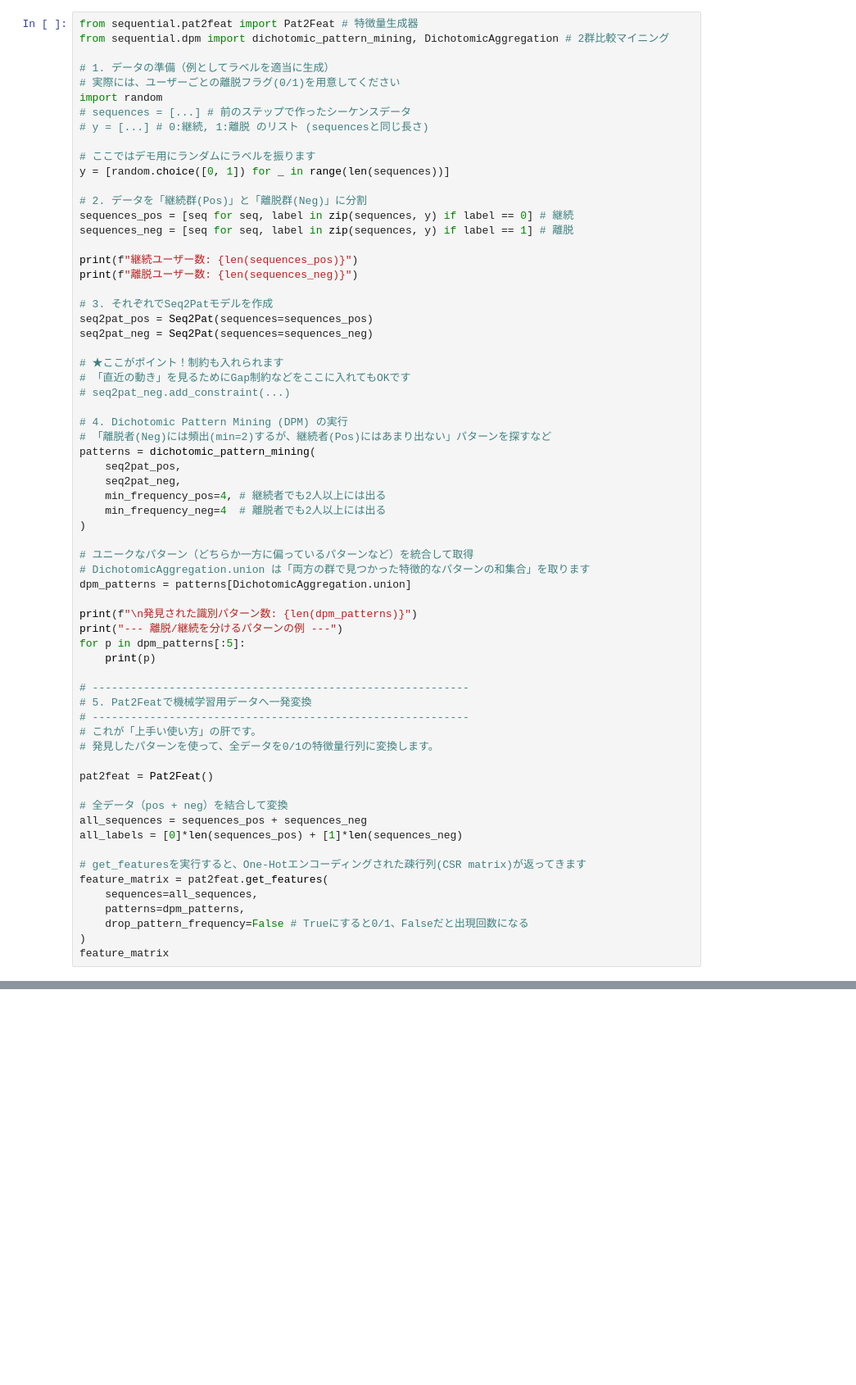
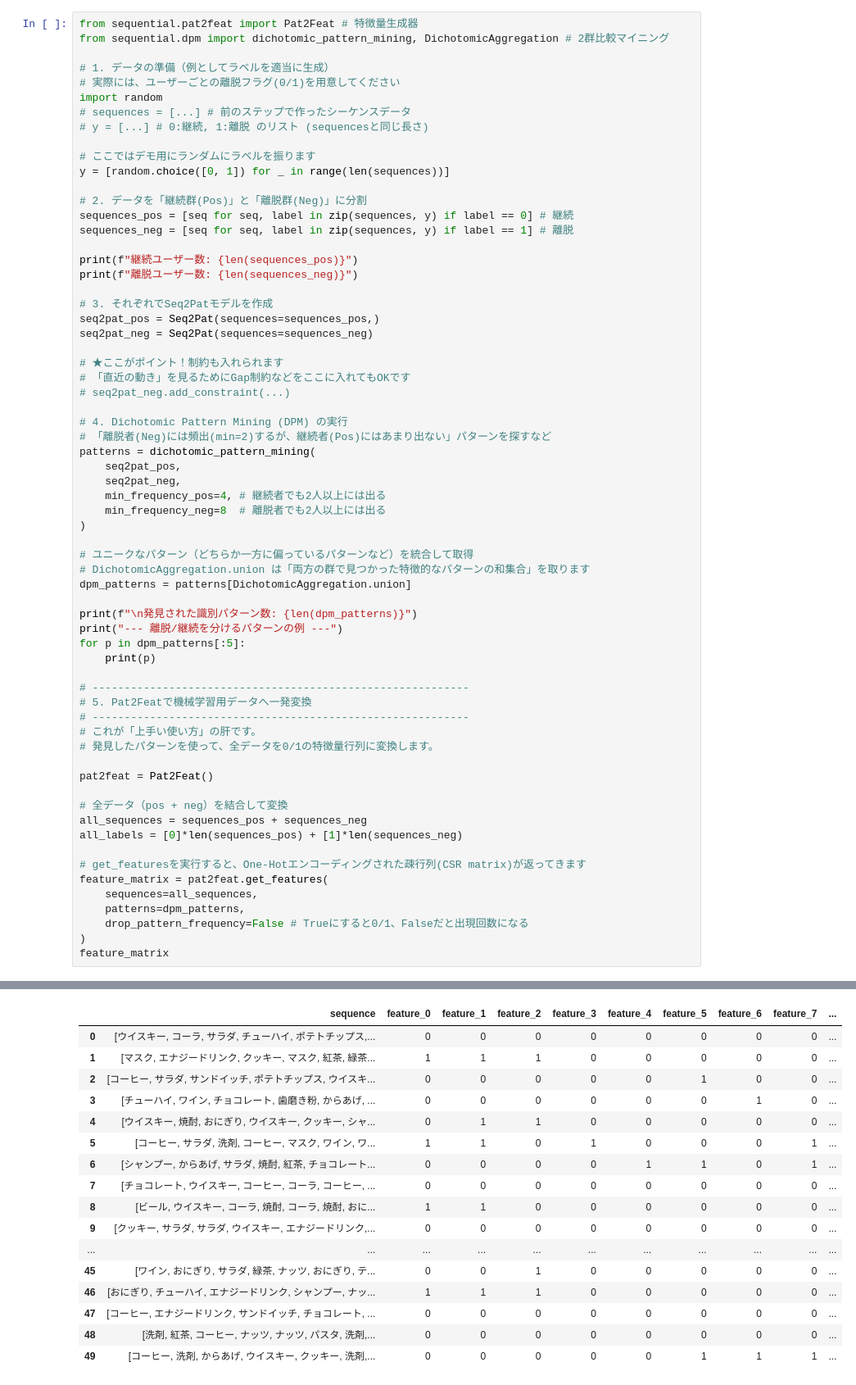
Before and after one commit to tomatoboy-hub/DSnotebook, a Jupyter notebook: seq2pat/seq2pat.ipynb, the cells around one changed output, grey strips where cells are left out. Shown at 82% size. Saved outputs shown, nothing was run; the diff lists cells and outputs as text; blank space fills up the shorter version.

```diff
--- a/seq2pat/seq2pat.ipynb
+++ b/seq2pat/seq2pat.ipynb
@@ -233,7 +294,7 @@ print(f"継続ユーザー数: {len(sequences_pos)}")
 print(f"離脱ユーザー数: {len(sequences_neg)}")
 
 # 3. それぞれでSeq2Patモデルを作成
-seq2pat_pos = Seq2Pat(sequences=sequences_pos)
+seq2pat_pos = Seq2Pat(sequences=sequences_pos,)
 seq2pat_neg = Seq2Pat(sequences=sequences_neg)
 
 # ★ここがポイント！制約も入れられます
@@ -246,7 +307,7 @@ patterns = dichotomic_pattern_mining(
     seq2pat_pos,
     seq2pat_neg,
     min_frequency_pos=4, # 継続者でも2人以上には出る
-    min_frequency_neg=4  # 離脱者でも2人以上には出る
+    min_frequency_neg=8  # 離脱者でも2人以上には出る
 )
 
 # ユニークなパターン（どちらか一方に偏っているパターンなど）を統合して取得
@@ -277,3 +338,4 @@ feature_matrix = pat2feat.get_features(
     drop_pattern_frequency=False # Trueにすると0/1、Falseだと出現回数になる
 )
 feature_matrix
+# %% [output]
@@ -279,0 +352,17 @@ feature_matrix
+|  | sequence | feature_0 | feature_1 | feature_2 | feature_3 | feature_4 | feature_5 | feature_6 | feature_7 | ... |
+| 0 | [ウイスキー, コーラ, サラダ, チューハイ, ポテトチップス,... | 0 | 0 | 0 | 0 | 0 | 0 | 0 | 0 | ... |
+| 1 | [マスク, エナジードリンク, クッキー, マスク, 紅茶, 緑茶... | 1 | 1 | 1 | 0 | 0 | 0 | 0 | 0 | ... |
+| 2 | [コーヒー, サラダ, サンドイッチ, ポテトチップス, ウイスキ... | 0 | 0 | 0 | 0 | 0 | 1 | 0 | 0 | ... |
+| 3 | [チューハイ, ワイン, チョコレート, 歯磨き粉, からあげ, ... | 0 | 0 | 0 | 0 | 0 | 0 | 1 | 0 | ... |
+| 4 | [ウイスキー, 焼酎, おにぎり, ウイスキー, クッキー, シャ... | 0 | 1 | 1 | 0 | 0 | 0 | 0 | 0 | ... |
+| 5 | [コーヒー, サラダ, 洗剤, コーヒー, マスク, ワイン, ワ... | 1 | 1 | 0 | 1 | 0 | 0 | 0 | 1 | ... |
+| 6 | [シャンプー, からあげ, サラダ, 焼酎, 紅茶, チョコレート... | 0 | 0 | 0 | 0 | 1 | 1 | 0 | 1 | ... |
+| 7 | [チョコレート, ウイスキー, コーヒー, コーラ, コーヒー, ... | 0 | 0 | 0 | 0 | 0 | 0 | 0 | 0 | ... |
+| 8 | [ビール, ウイスキー, コーラ, 焼酎, コーラ, 焼酎, おに... | 1 | 1 | 0 | 0 | 0 | 0 | 0 | 0 | ... |
+| 9 | [クッキー, サラダ, サラダ, ウイスキー, エナジードリンク,... | 0 | 0 | 0 | 0 | 0 | 0 | 0 | 0 | ... |
+| ... | ... | ... | ... | ... | ... | ... | ... | ... | ... | ... |
+| 45 | [ワイン, おにぎり, サラダ, 緑茶, ナッツ, おにぎり, テ... | 0 | 0 | 1 | 0 | 0 | 0 | 0 | 0 | ... |
+| 46 | [おにぎり, チューハイ, エナジードリンク, シャンプー, ナッ... | 1 | 1 | 1 | 0 | 0 | 0 | 0 | 0 | ... |
+| 47 | [コーヒー, エナジードリンク, サンドイッチ, チョコレート, ... | 0 | 0 | 0 | 0 | 0 | 0 | 0 | 0 | ... |
+| 48 | [洗剤, 紅茶, コーヒー, ナッツ, ナッツ, パスタ, 洗剤,... | 0 | 0 | 0 | 0 | 0 | 0 | 0 | 0 | ... |
+| 49 | [コーヒー, 洗剤, からあげ, ウイスキー, クッキー, 洗剤,... | 0 | 0 | 0 | 0 | 0 | 1 | 1 | 1 | ... |
```
Also changed, not shown: parts of 8 cells of this notebook, 2 other files.
